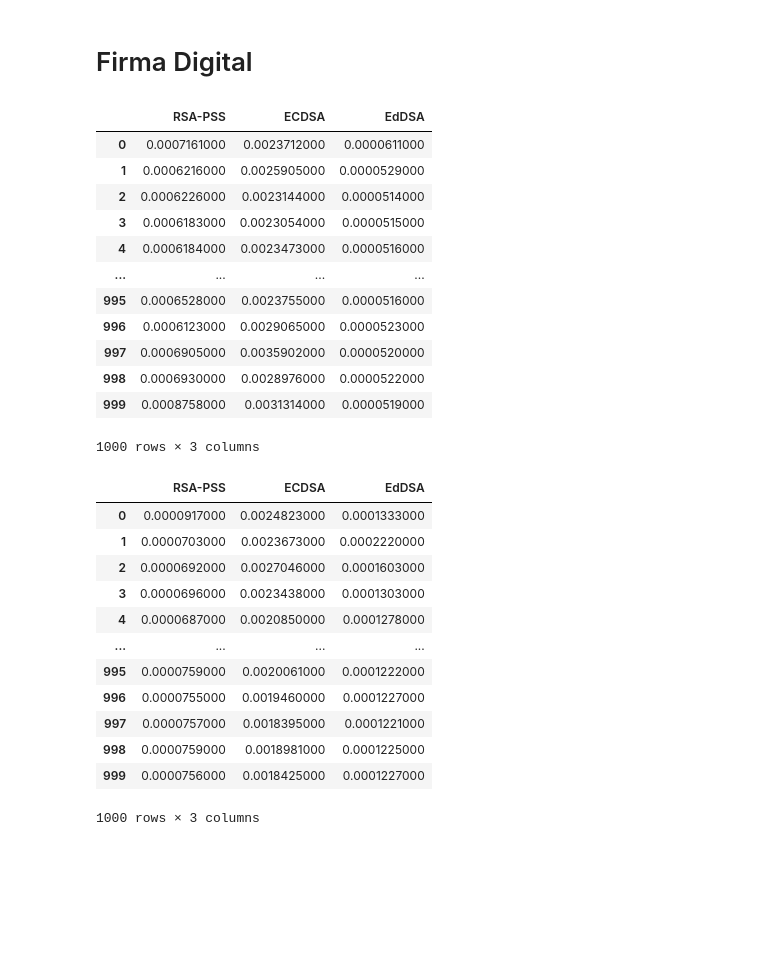
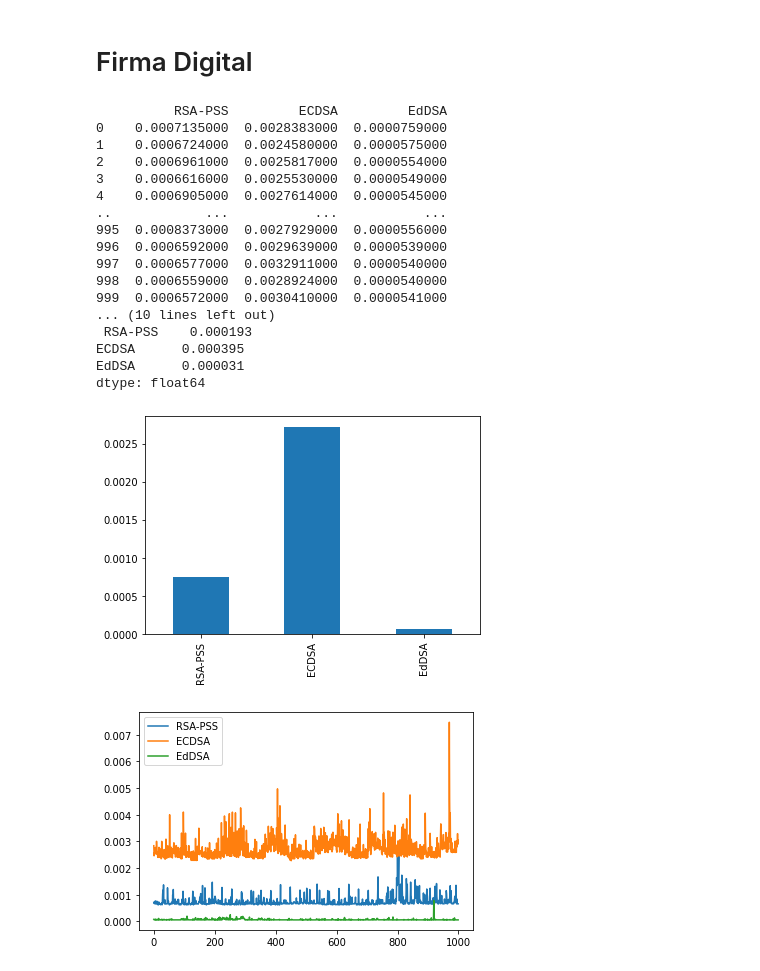
Before and after one commit to andresbasilea/Proyecto1Criptografia, a Jupyter notebook: CriptografiaProyecto1-Copy1.ipynb, the cells around one changed output. Drawn from its saved outputs; the diff is of its cells as text; code cells hidden in the pictures; blank space fills up the shorter version.

```diff
--- a/CriptografiaProyecto1-Copy1.ipynb
+++ b/CriptografiaProyecto1-Copy1.ipynb
@@ -654,60 +722,62 @@ for j in range(5):
         df_verifica.loc[i+(j*200),'ECDSA'] = '{:.10f}'.format(t)
 
 
 
 # EdDSA
 
 for j in range(5):
     for i in range(200):
         t = timeit.timeit(lambda: eddsa_sign(bytes(message[j],'utf-8'), private_key_eddsa), number=1)
         df_firma.loc[i+(j*200),'EdDSA'] = '{:.10f}'.format(t)
 
 for j in range(5):
     for i in range(200):
         signature_eddsa = eddsa_sign(bytes(message[j],'utf-8'), private_key_eddsa)
         t = timeit.timeit(lambda: eddsa_verify_sign(bytes(message[j],'utf-8'),signature_eddsa,public_key_eddsa ), number=1)
         df_verifica.loc[i+(j*200),'EdDSA'] = '{:.10f}'.format(t)
 
 
 
 
 
 
 
 
 
 
 
 
 
-df_firma
+print(df_firma)
+
+df_firma2 = df_firma.astype(float)
+df_mean_firma2 = df_firma2.mean()
+print('Media: \n',df_firma2.mean(), '\n\n')
+print('Desviación estándar: \n', df_firma2.std())
+
+df_mean_firma2.plot.bar()
+plt.show()
+
+
+df_firma2.plot()
+plt.show()
 # %% [output]
-|  | RSA-PSS | ECDSA | EdDSA |
-| 0 | 0.0007161000 | 0.0023712000 | 0.0000611000 |
-| 1 | 0.0006216000 | 0.0025905000 | 0.0000529000 |
-| 2 | 0.0006226000 | 0.0023144000 | 0.0000514000 |
-| 3 | 0.0006183000 | 0.0023054000 | 0.0000515000 |
-| 4 | 0.0006184000 | 0.0023473000 | 0.0000516000 |
-| ... | ... | ... | ... |
-| 995 | 0.0006528000 | 0.0023755000 | 0.0000516000 |
-| 996 | 0.0006123000 | 0.0029065000 | 0.0000523000 |
-| 997 | 0.0006905000 | 0.0035902000 | 0.0000520000 |
-| 998 | 0.0006930000 | 0.0028976000 | 0.0000522000 |
-| 999 | 0.0008758000 | 0.0031314000 | 0.0000519000 |
-1000 rows × 3 columns
+          RSA-PSS         ECDSA         EdDSA
+0    0.0007135000  0.0028383000  0.0000759000
+1    0.0006724000  0.0024580000  0.0000575000
+2    0.0006961000  0.0025817000  0.0000554000
+3    0.0006616000  0.0025530000  0.0000549000
+4    0.0006905000  0.0027614000  0.0000545000
+..            ...           ...           ...
+995  0.0008373000  0.0027929000  0.0000556000
+996  0.0006592000  0.0029639000  0.0000539000
+997  0.0006577000  0.0032911000  0.0000540000
+998  0.0006559000  0.0028924000  0.0000540000
+999  0.0006572000  0.0030410000  0.0000541000
+... (10 lines left out)
+ RSA-PSS    0.000193
+ECDSA      0.000395
+EdDSA      0.000031
+dtype: float64
+[figure, added]
+[figure, added]
-# %%
-df_verifica
-# %% [output]
-|  | RSA-PSS | ECDSA | EdDSA |
-| 0 | 0.0000917000 | 0.0024823000 | 0.0001333000 |
-| 1 | 0.0000703000 | 0.0023673000 | 0.0002220000 |
-| 2 | 0.0000692000 | 0.0027046000 | 0.0001603000 |
-| 3 | 0.0000696000 | 0.0023438000 | 0.0001303000 |
-| 4 | 0.0000687000 | 0.0020850000 | 0.0001278000 |
-| ... | ... | ... | ... |
-| 995 | 0.0000759000 | 0.0020061000 | 0.0001222000 |
-| 996 | 0.0000755000 | 0.0019460000 | 0.0001227000 |
-| 997 | 0.0000757000 | 0.0018395000 | 0.0001221000 |
-| 998 | 0.0000759000 | 0.0018981000 | 0.0001225000 |
-| 999 | 0.0000756000 | 0.0018425000 | 0.0001227000 |
-1000 rows × 3 columns
```
Also changed, not shown: parts of 7 cells of this notebook.
